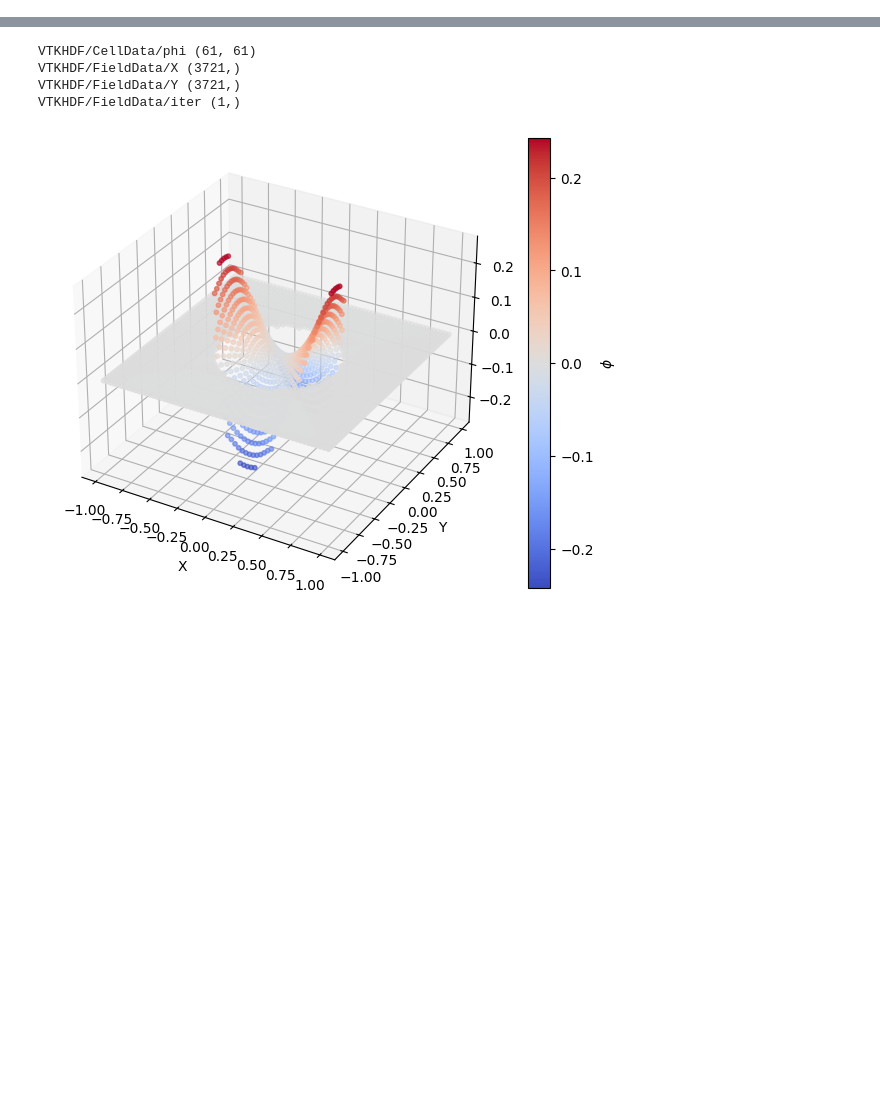
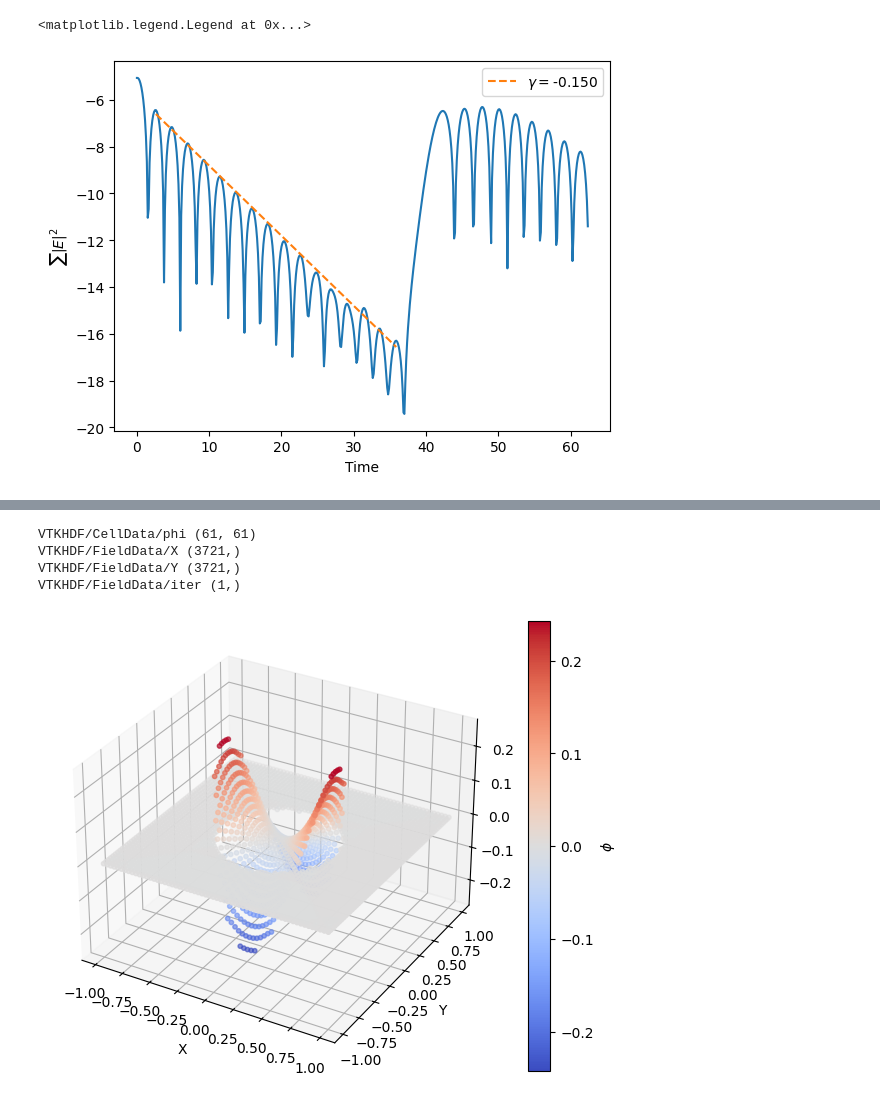
Before and after one commit to HuntFeng/vlasolver, a Jupyter notebook: analysis.ipynb, the cells around one changed output, grey strips where cells are left out. Saved outputs shown, nothing was run; the diff lists cells and outputs as text; code cells hidden in the pictures; blank space fills up the shorter version.

```diff
--- a/analysis.ipynb
+++ b/analysis.ipynb
@@ -4,0 +51,17 @@ import h5py
+# %%
+import scipy.signal as signal
+
+E_norm = (electric_field[:, ngc:-ngc] ** 2).sum(axis=1)
+dt = 1 / 8
+t = np.arange(len(E_norm)) * dt
+plt.plot(t, np.log(E_norm))
+plt.xlabel("Time")
+plt.ylabel("$\\sum |E|^2$")
+peaks = signal.find_peaks(E_norm[:300])[0]
+p = np.polyfit(t[peaks], np.log(E_norm[peaks]), 1)
+fit = np.polyval(p, t[peaks])
+plt.plot(t[peaks], fit, "--", label=f"$\\gamma = ${p[0]/2:.3f}")
+plt.legend()
+# %% [output]
+<matplotlib.legend.Legend at 0x...>
+[figure, added]
```
Also changed, not shown: parts of 3 cells of this notebook, 15 other files.
